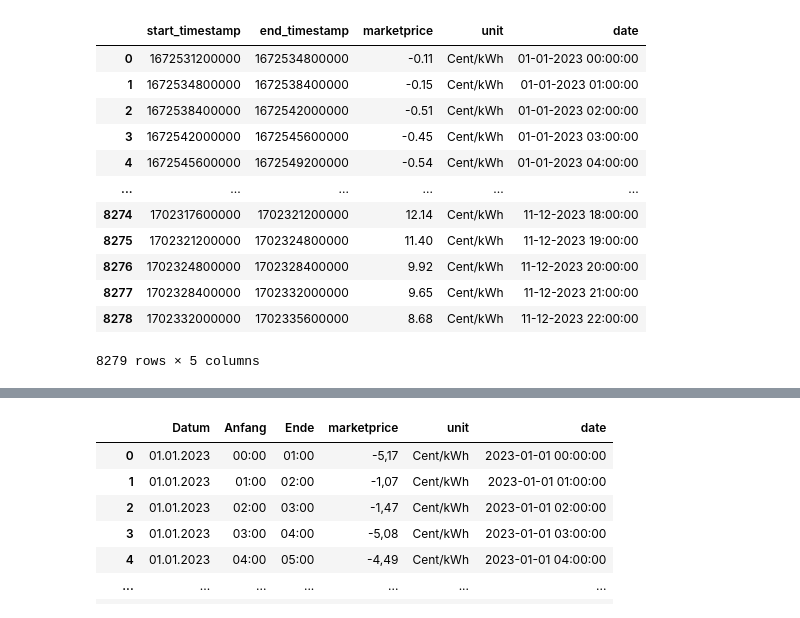
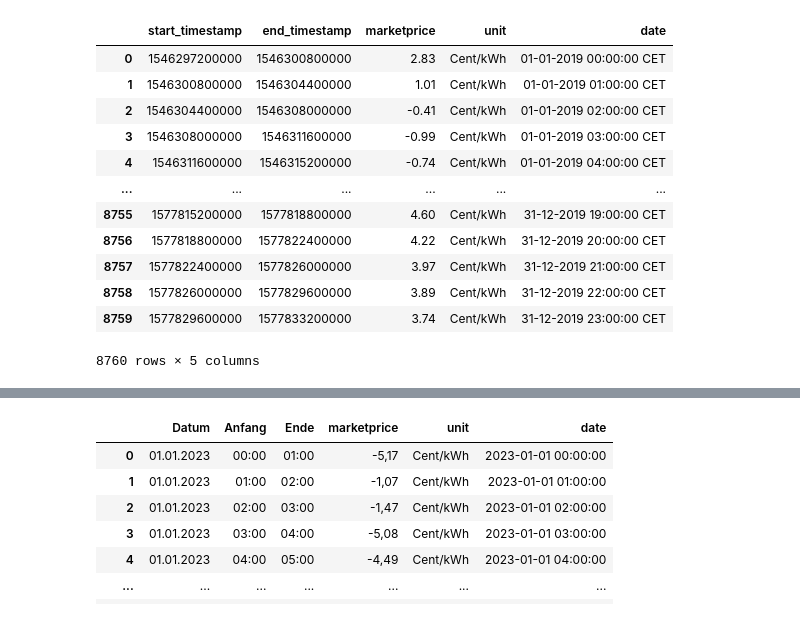
Before and after one commit to rumexcrisp/aim_bi_project, a Jupyter notebook: api_check.ipynb, the cells around one changed output, grey strips where cells are left out. Saved outputs shown, nothing was run; the diff lists cells and outputs as text; code cells hidden in the pictures.

```diff
--- a/api_check.ipynb
+++ b/api_check.ipynb
@@ -36,15 +39,21 @@ def get_data(start, end):
     else:
         print(f"Fehler bei der Anfrage. Statuscode: {response.status_code}")
         return df
+# %%
+def convert_to_germany_time(epoch):
+    germany_timezone = pytz.timezone("Europe/Berlin")
+    dt_utc = datetime.fromtimestamp(epoch / 1000, tz=timezone.utc)
+    dt_germany = dt_utc.replace(tzinfo=pytz.utc).astimezone(germany_timezone)
+    return dt_germany.strftime('%d-%m-%Y %H:%M:%S %Z')
 # %%
-df = get_data(int(datetime(2023, 1, 1).timestamp() * 1000), int(datetime(2023, 12, 31).timestamp() * 1000))
+df = get_data(int(datetime(2019, 1, 1).timestamp() * 1000), int(datetime(2020, 1, 1).timestamp() * 1000))
 assert not df.empty
 
 df["marketprice"] = (df["marketprice"] * 0.1).round(2)
 df["unit"] = "Cent/kWh"
-df["date"] = df["start_timestamp"].apply(lambda epoch: datetime.fromtimestamp(epoch / 1000, tz=timezone.utc).strftime('%d-%m-%Y %H:%M:%S'))
-df.drop(0, axis=0, inplace=True)
-df.reset_index(drop=True, inplace=True)
+df["date"] = df["start_timestamp"].apply(lambda epoch: convert_to_germany_time(epoch))
+# df.drop(0, axis=0, inplace=True)
+# df.reset_index(drop=True, inplace=True)
 # df = df.head(100)
 df
 # %% [output]
@@ -52,14 +61,14 @@ took 0.309961 seconds to execute.
 |  | start_timestamp | end_timestamp | marketprice | unit | date |
-| 0 | 1672531200000 | 1672534800000 | -0.11 | Cent/kWh | 01-01-2023 00:00:00 |
-| 1 | 1672534800000 | 1672538400000 | -0.15 | Cent/kWh | 01-01-2023 01:00:00 |
-| 2 | 1672538400000 | 1672542000000 | -0.51 | Cent/kWh | 01-01-2023 02:00:00 |
-| 3 | 1672542000000 | 1672545600000 | -0.45 | Cent/kWh | 01-01-2023 03:00:00 |
-| 4 | 1672545600000 | 1672549200000 | -0.54 | Cent/kWh | 01-01-2023 04:00:00 |
+| 0 | 1546297200000 | 1546300800000 | 2.83 | Cent/kWh | 01-01-2019 00:00:00 CET |
+| 1 | 1546300800000 | 1546304400000 | 1.01 | Cent/kWh | 01-01-2019 01:00:00 CET |
+| 2 | 1546304400000 | 1546308000000 | -0.41 | Cent/kWh | 01-01-2019 02:00:00 CET |
+| 3 | 1546308000000 | 1546311600000 | -0.99 | Cent/kWh | 01-01-2019 03:00:00 CET |
+| 4 | 1546311600000 | 1546315200000 | -0.74 | Cent/kWh | 01-01-2019 04:00:00 CET |
 | ... | ... | ... | ... | ... | ... |
-| 8274 | 1702317600000 | 1702321200000 | 12.14 | Cent/kWh | 11-12-2023 18:00:00 |
-| 8275 | 1702321200000 | 1702324800000 | 11.40 | Cent/kWh | 11-12-2023 19:00:00 |
-| 8276 | 1702324800000 | 1702328400000 | 9.92 | Cent/kWh | 11-12-2023 20:00:00 |
-| 8277 | 1702328400000 | 1702332000000 | 9.65 | Cent/kWh | 11-12-2023 21:00:00 |
-| 8278 | 1702332000000 | 1702335600000 | 8.68 | Cent/kWh | 11-12-2023 22:00:00 |
+| 8755 | 1577815200000 | 1577818800000 | 4.60 | Cent/kWh | 31-12-2019 19:00:00 CET |
+| 8756 | 1577818800000 | 1577822400000 | 4.22 | Cent/kWh | 31-12-2019 20:00:00 CET |
+| 8757 | 1577822400000 | 1577826000000 | 3.97 | Cent/kWh | 31-12-2019 21:00:00 CET |
+| 8758 | 1577826000000 | 1577829600000 | 3.89 | Cent/kWh | 31-12-2019 22:00:00 CET |
+| 8759 | 1577829600000 | 1577833200000 | 3.74 | Cent/kWh | 31-12-2019 23:00:00 CET |
-8279 rows × 5 columns
+8760 rows × 5 columns
 # %%
```
Also changed, not shown: parts of 9 cells of this notebook, 1 other file.
